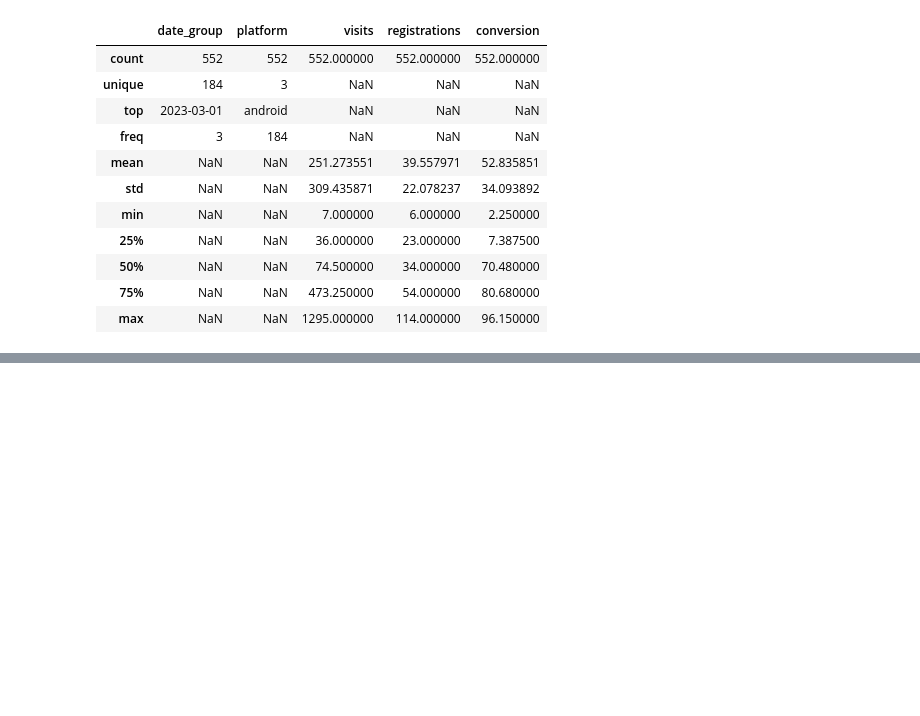
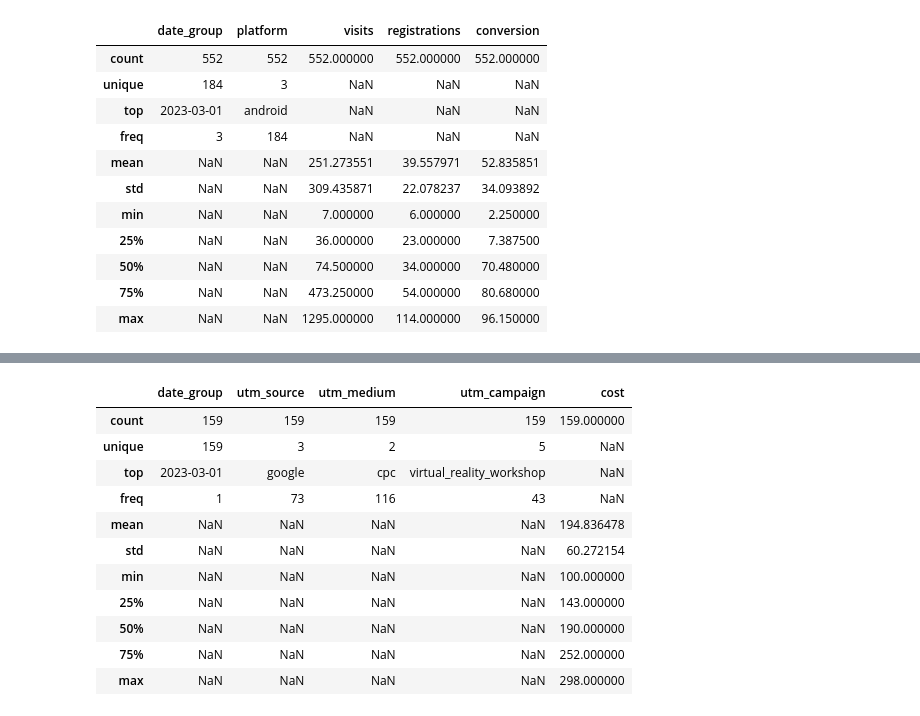
Before and after one commit to archi0619/data-analytics-project-100, a Jupyter notebook: Conversion_Dashboard.ipynb, the cells around one changed output, grey strips where cells are left out. Saved outputs shown, nothing was run; the diff lists cells and outputs as text; code cells hidden in the pictures; blank space fills up the shorter version.

```diff
--- a/Conversion_Dashboard.ipynb
+++ b/Conversion_Dashboard.ipynb
@@ -202,0 +233,15 @@ df_conversion.describe(include='all')
+# %%
+df_ads.describe(include='all')
+# %% [output]
+|  | date_group | utm_source | utm_medium | utm_campaign | cost |
+| count | 159 | 159 | 159 | 159 | 159.000000 |
+| unique | 159 | 3 | 2 | 5 | NaN |
+| top | 2023-03-01 | google | cpc | virtual_reality_workshop | NaN |
+| freq | 1 | 73 | 116 | 43 | NaN |
+| mean | NaN | NaN | NaN | NaN | 194.836478 |
+| std | NaN | NaN | NaN | NaN | 60.272154 |
+| min | NaN | NaN | NaN | NaN | 100.000000 |
+| 25% | NaN | NaN | NaN | NaN | 143.000000 |
+| 50% | NaN | NaN | NaN | NaN | 190.000000 |
+| 75% | NaN | NaN | NaN | NaN | 252.000000 |
+| max | NaN | NaN | NaN | NaN | 298.000000 |
```
Also changed, not shown: parts of 7 cells of this notebook, 2 other files.
